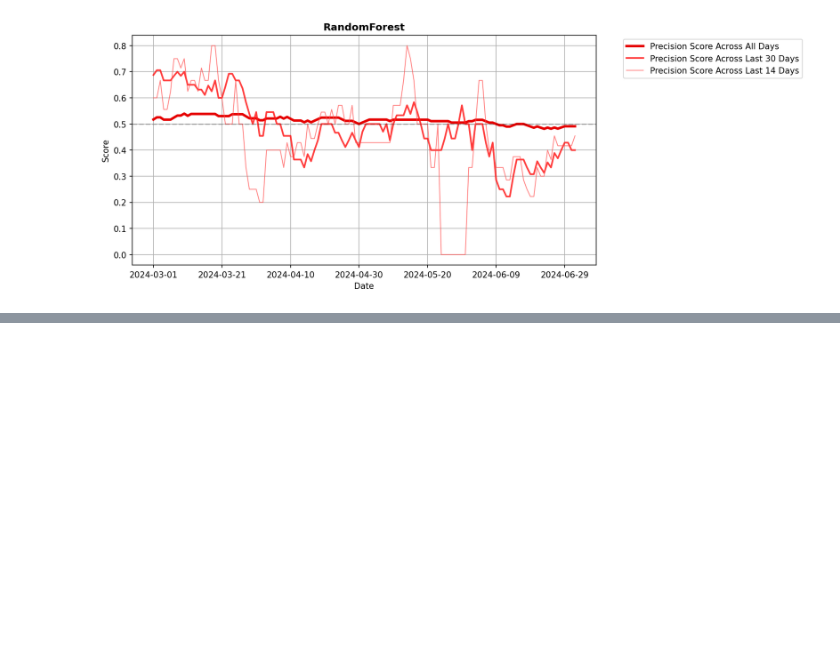
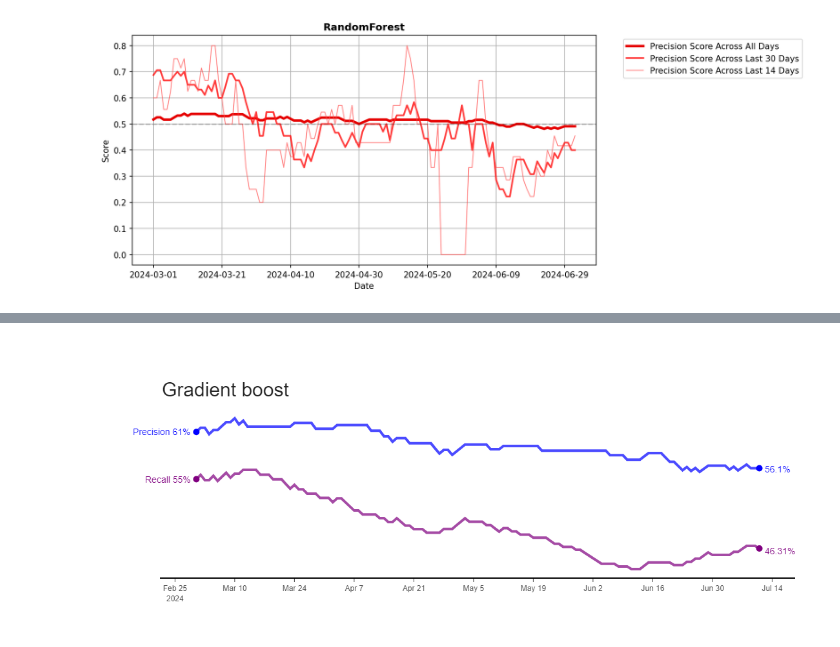
Before and after one commit to milonpabis/crypto-eye, a Jupyter notebook: results_playground.ipynb, the cells around one changed output, grey strips where cells are left out. Saved outputs shown, nothing was run; the diff lists cells and outputs as text; code cells hidden in the pictures; blank space fills up the shorter version.

```diff
--- a/results_playground.ipynb
+++ b/results_playground.ipynb
@@ -83,0 +288,5 @@ To github.com:milonpabis/crypto-eye.git
+# %%
+figure = GraphBTC("Gradient Boost", df, ["total"]).get_graph()
+figure.show()
+# %% [output]
+[figure, added]
```
Also changed, not shown: parts of 10 cells of this notebook, 13 other files.
